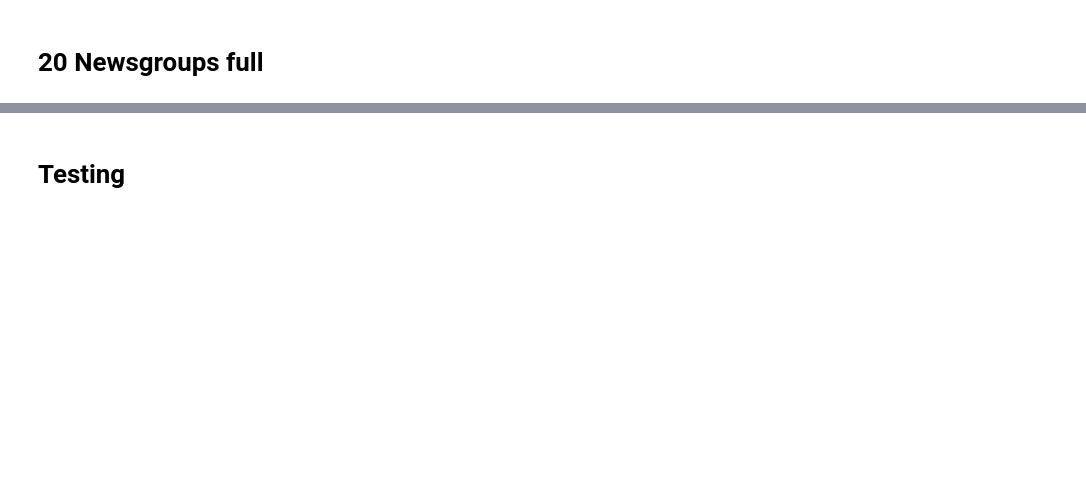
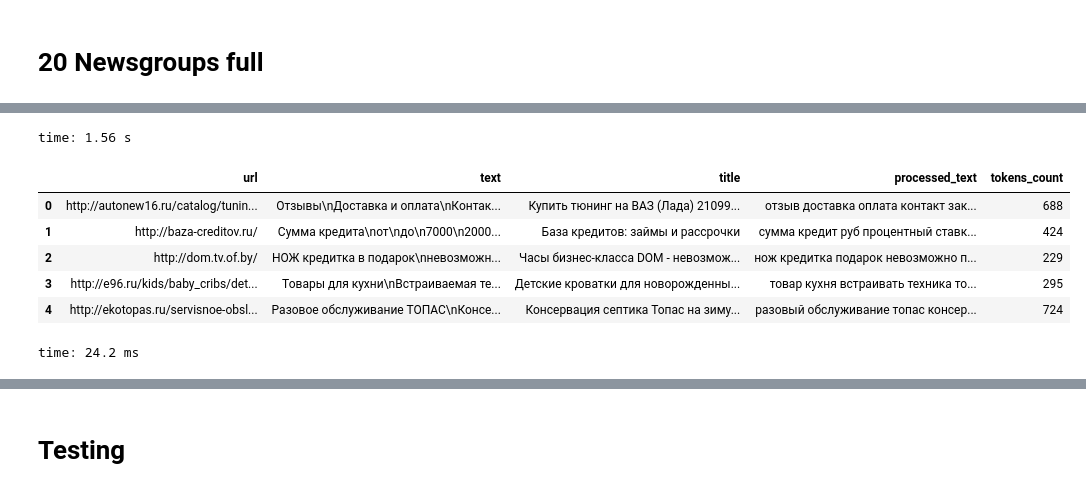
Before and after one commit to aimclub/AutoTM, a Jupyter notebook: datasets_preparation.ipynb, the cells around one changed output, grey strips where cells are left out. Drawn from its saved outputs; the diff is of its cells as text; code cells hidden in the pictures; blank space fills up the shorter version.

```diff
--- a/datasets_preparation.ipynb
+++ b/datasets_preparation.ipynb
@@ -380,0 +551,14 @@ time: 407 ms
+# %%
+banners = pd.read_csv('/mnt/ess_storage/DN_1/storage/home/khodorchenko/GOTM/datasets/test_set_data/banners_content_pd.csv')
+# %% [output]
+time: 1.56 s
+# %%
+banners.head()
+# %% [output]
+|  | url | text | title | processed_text | tokens_count |
+| 0 | http://autonew16.ru/catalog/tunin... | Отзывы\nДоставка и оплата\nКонтак... | Купить тюнинг на ВАЗ (Лада) 21099... | отзыв доставка оплата контакт зак... | 688 |
+| 1 | http://baza-creditov.ru/ | Сумма кредита\nот\nдо\n7000\n2000... | База кредитов: займы и рассрочки | сумма кредит руб процентный ставк... | 424 |
+| 2 | http://dom.tv.of.by/ | НОЖ кредитка в подарок\nневозможн... | Часы бизнес-класса DOM - невозмож... | нож кредитка подарок невозможно п... | 229 |
+| 3 | http://e96.ru/kids/baby_cribs/det... | Товары для кухни\nВстраиваемая те... | Детские кроватки для новорожденны... | товар кухня встраивать техника то... | 295 |
+| 4 | http://ekotopas.ru/servisnoe-obsl... | Разовое обслуживание ТОПАС\nКонсе... | Консервация септика Топас на зиму... | разовый обслуживание топас консер... | 724 |
+time: 24.2 ms
```
Also changed, not shown: parts of 47 cells of this notebook, 2 other files.
